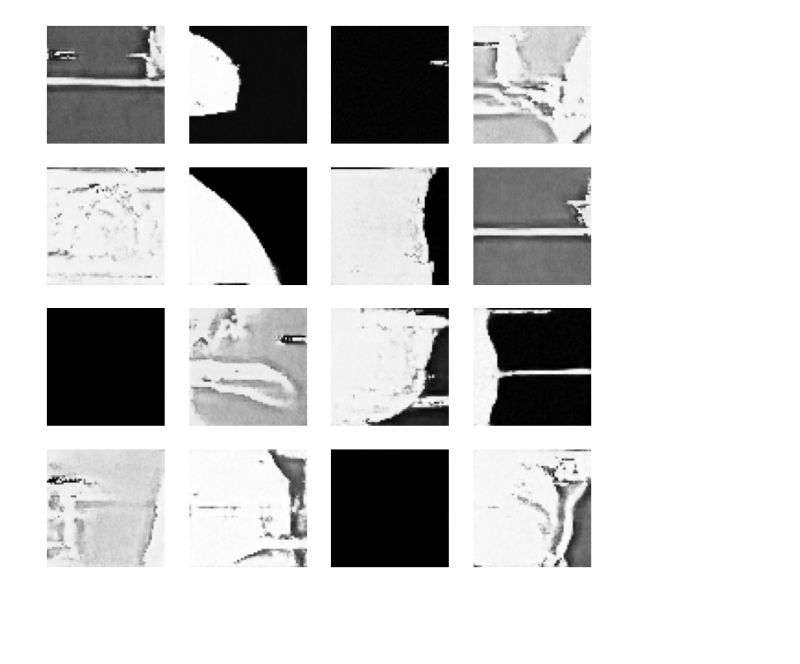
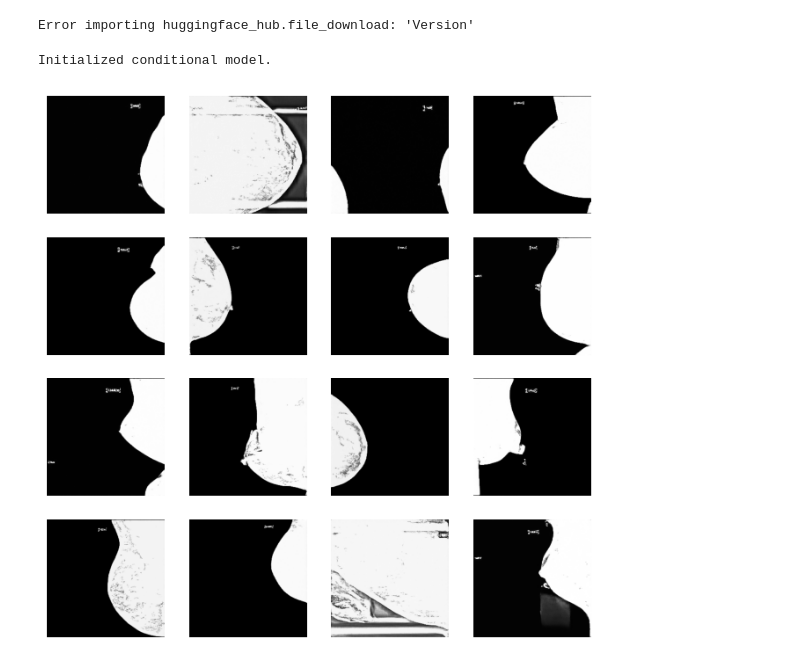
Before and after one commit to Linardos/U24_synthesis, a Jupyter notebook: lightning_synthesis/l_infer.ipynb, the cells around one changed output. Saved outputs shown, nothing was run; the diff lists cells and outputs as text; code cells hidden in the pictures; blank space fills up the shorter version.

```diff
--- a/lightning_synthesis/l_infer.ipynb
+++ b/lightning_synthesis/l_infer.ipynb
@@ -2,9 +2,12 @@
 import torch
 
 
-from model_architectures import MonaiDDPM
+from model_architectures import MonaiDDPM, MonaiDDPM_unconditional
 device = "cuda:0" if torch.cuda.is_available() else "cpu"
 
+
+CONDITIONAL = True
+RESOLUTION = 256
 
 T = 1_000
 
@@ -14,8 +17,19 @@ ckpt_path = "/home/locolinux2/U24_synthesis/lightning_synthesis/experiments/027_
 ckpt_path = "/home/locolinux2/U24_synthesis/lightning_synthesis/experiments/031_DDPM_classifier-free-test/checkpoints/epoch=09-step=9810.ckpt"
 # ckpt_path = "/home/locolinux2/U24_synthesis/lightning_synthesis/experiments/032_cDDPM_512x512-test-prog/checkpoints/best_64px.ckpt"
 ckpt_path = "/home/locolinux2/U24_synthesis/lightning_synthesis/experiments/037_cDDPM_256x256/checkpoints/epoch=22-step=7843.ckpt"
-ckpt_path = "/home/locolinux2/U24_synthesis/lightning_synthesis/experiments/041_cDDPM_128x128/checkpoints/epoch=16-step=5797.ckpt"
-model = MonaiDDPM.load_from_checkpoint(
-    ckpt_path
-).to(device).eval()
+# ckpt_path = "/home/locolinux2/U24_synthesis/lightning_synthesis/experiments/041_cDDPM_128x128/checkpoints/epoch=16-step=5797.ckpt"
+# ckpt_path = "/home/locolinux2/U24_synthesis/lightning_synthesis/experiments/045_DDPM_deeper_unconditional_64x64/checkpoints/epoch=16-step=5797.ckpt"
+ckpt_path = "/home/locolinux2/U24_synthesis/lightning_synthesis/experiments/047_cDDPM_depth5_256x256/checkpoints/epoch=27-step=9548.ckpt"
+
+if CONDITIONAL:
+    model = MonaiDDPM.load_from_checkpoint(
+        ckpt_path
+    ).to(device).eval()
+else:
+    model = MonaiDDPM_unconditional.load_from_checkpoint(
+        ckpt_path
+    ).to(device).eval()
+# %% [output]
+Error importing huggingface_hub.file_download: 'Version'
+Initialized conditional model.
 # %%
@@ -30,14 +54,23 @@ with torch.no_grad():
 # %%
 import matplotlib.pyplot as plt
 
-# out_dir = ckpt_path.parent / "inference_samples"
-# out_dir.mkdir(exist_ok=True)
-plt.figure(figsize=(8, 8))
-for i in range(16):
-    plt.subplot(4, 4, i+1)
-    plt.axis('off')
-    plt.imshow(samples[i, 0].cpu(), cmap='gray', vmin=0, vmax=1)
-    # plt.imsave(out_dir / f"sample_{i:02d}.png", img_np, cmap="gray")
-plt.show()
+if CONDITIONAL:
+    # out_dir = ckpt_path.parent / "inference_samples"
+    # out_dir.mkdir(exist_ok=True)
+    plt.figure(figsize=(8, 8))
+    for i in range(16):
+        plt.subplot(4, 4, i+1)
+        plt.axis('off')
+        plt.imshow(samples[i, 0].cpu(), cmap='gray', vmin=0, vmax=1)
+        # plt.imsave(out_dir / f"sample_{i:02d}.png", img_np, cmap="gray")
+    plt.savefig('./inference_snapshots/samples_grid.png', dpi=300)  # Save at 300 DPI
+    plt.show()
+
+else:
+    plt.style.use("default")
+    plt.imshow(chain[0, 0].cpu(), vmin=0, vmax=1, cmap="gray")
+    plt.tight_layout()
+    plt.axis("off")
+    plt.show()
 # %% [output]
-[figure, old version]
+[figure, new version]
```
Also changed, not shown: parts of 1 cell of this notebook, 17 other files.
